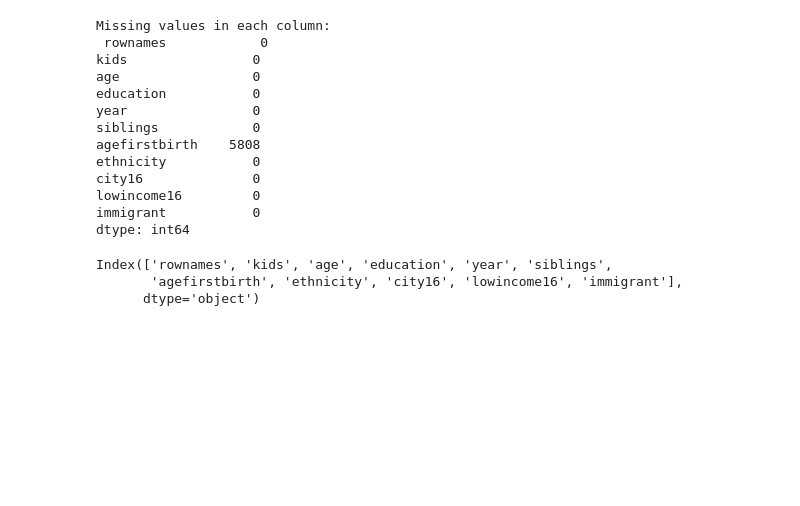
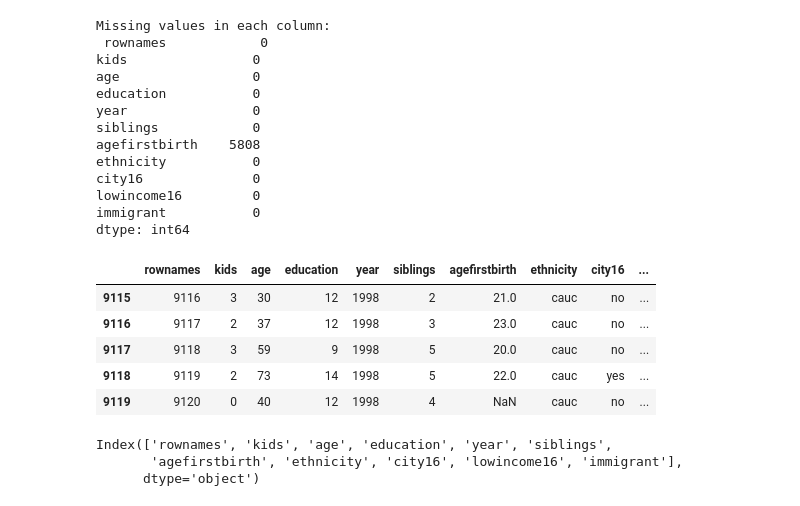
Before and after one commit to SakshamEDA-DA/DA, a Jupyter notebook: 21BDS0036_DA.ipynb, the cells around one changed output. Drawn from its saved outputs; the diff is of its cells as text; code cells hidden in the pictures; blank space fills up the shorter version.

```diff
--- a/21BDS0036_DA.ipynb
+++ b/21BDS0036_DA.ipynb
@@ -67,6 +60,15 @@ city16              0
 lowincome16         0
 immigrant           0
 dtype: int64
+# %%
+df.tail()
+# %% [output]
+|  | rownames | kids | age | education | year | siblings | agefirstbirth | ethnicity | city16 | ... |
+| 9115 | 9116 | 3 | 30 | 12 | 1998 | 2 | 21.0 | cauc | no | ... |
+| 9116 | 9117 | 2 | 37 | 12 | 1998 | 3 | 23.0 | cauc | no | ... |
+| 9117 | 9118 | 3 | 59 | 9 | 1998 | 5 | 20.0 | cauc | no | ... |
+| 9118 | 9119 | 2 | 73 | 14 | 1998 | 5 | 22.0 | cauc | yes | ... |
+| 9119 | 9120 | 0 | 40 | 12 | 1998 | 4 | NaN | cauc | no | ... |
 # %%
 print(df.columns)
 # %% [output]
```
Also changed, not shown: parts of 1 cell of this notebook.
